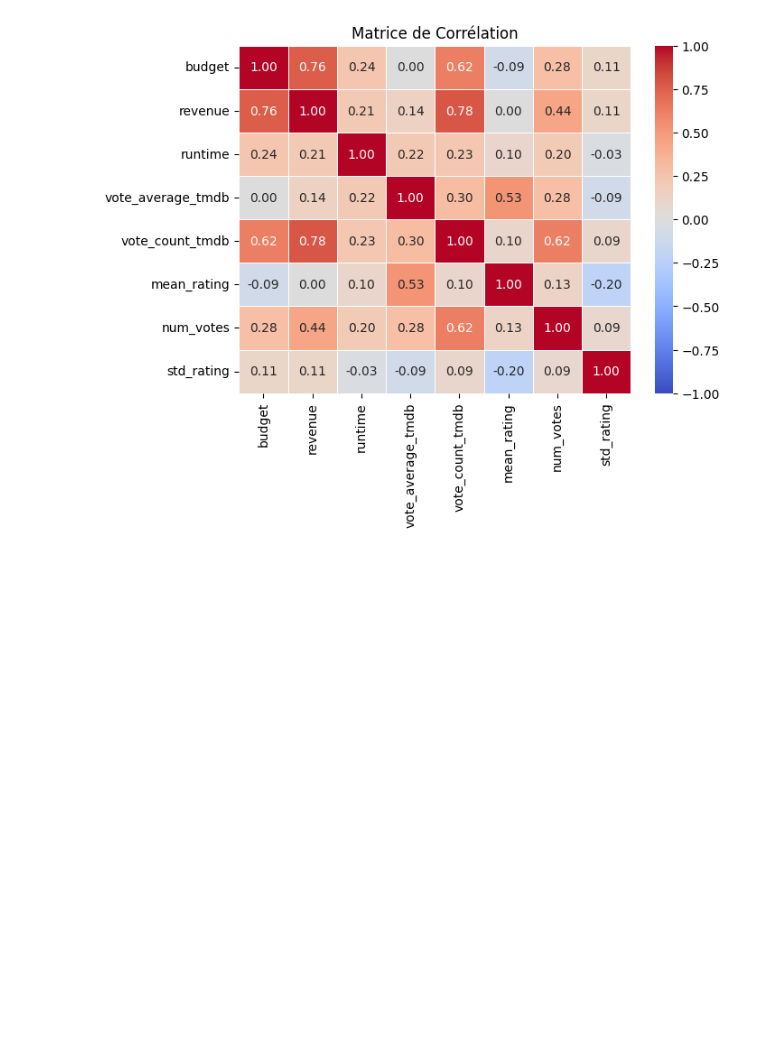
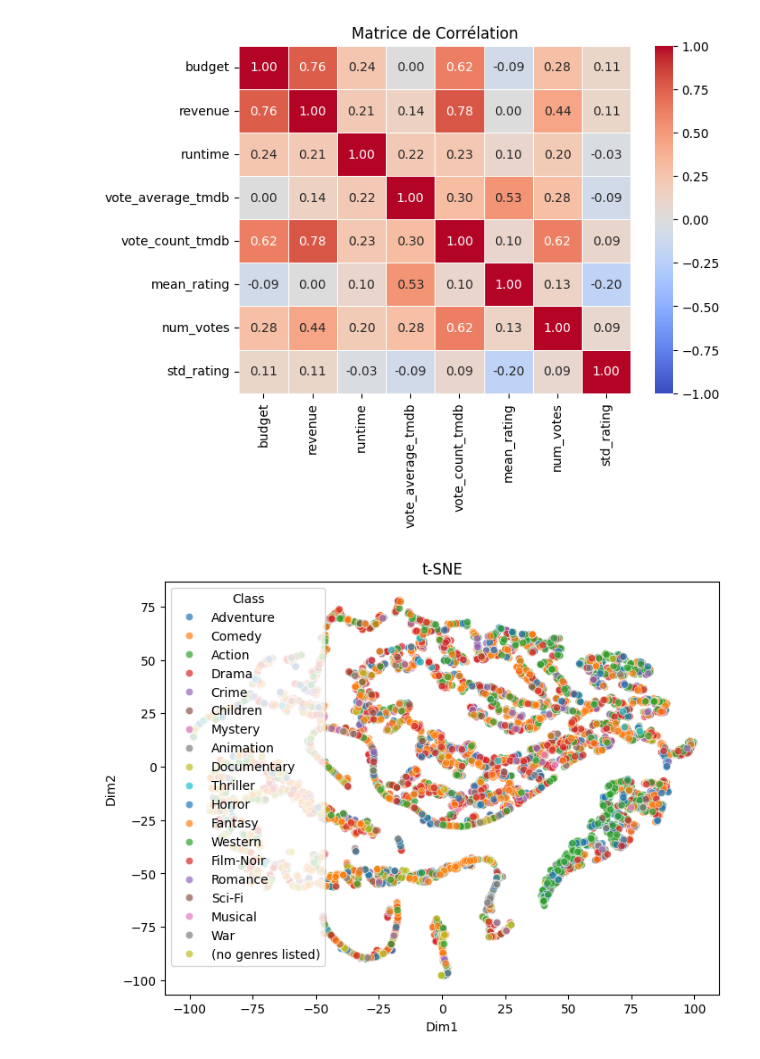
Before and after one commit to BALAKUMARKalai/Big_Data_Project, a Jupyter notebook: notebook.ipynb, the cells around one changed output. Cells and saved outputs as stored; diff of their text form; code cells hidden in the pictures; blank space fills up the shorter version.

```diff
--- a/notebook.ipynb
+++ b/notebook.ipynb
@@ -220,3 +200,27 @@ plt.title('Matrice de Corrélation')
 plt.show()
 # %% [output]
 [figure]
+# %%
+col_num = ['budget', 'revenue', 'mean_rating', 'num_votes', 'runtime']
+X = df_final[col_num].fillna(0).values
+y = df_final['genres'].str.split('|').str[0].values
+
+tsne = TSNE(n_components = 2, perplexity = 30)
+X_embedded = tsne.fit_transform(X)
+
+df_tsne = pd.DataFrame(X_embedded, columns=['Dim1', 'Dim2'])
+df_tsne['Class'] = y
+
+plt.figure(figsize=(8, 6))
+sns.scatterplot(
+    data=df_tsne,
+    x='Dim1',
+    y='Dim2',
+    hue='Class',
+    palette='tab10',
+    alpha=0.7
+)
+plt.title('t-SNE')
+plt.show()
+# %% [output]
+[figure, added]
```
Also changed, not shown: parts of 2 cells of this notebook.
